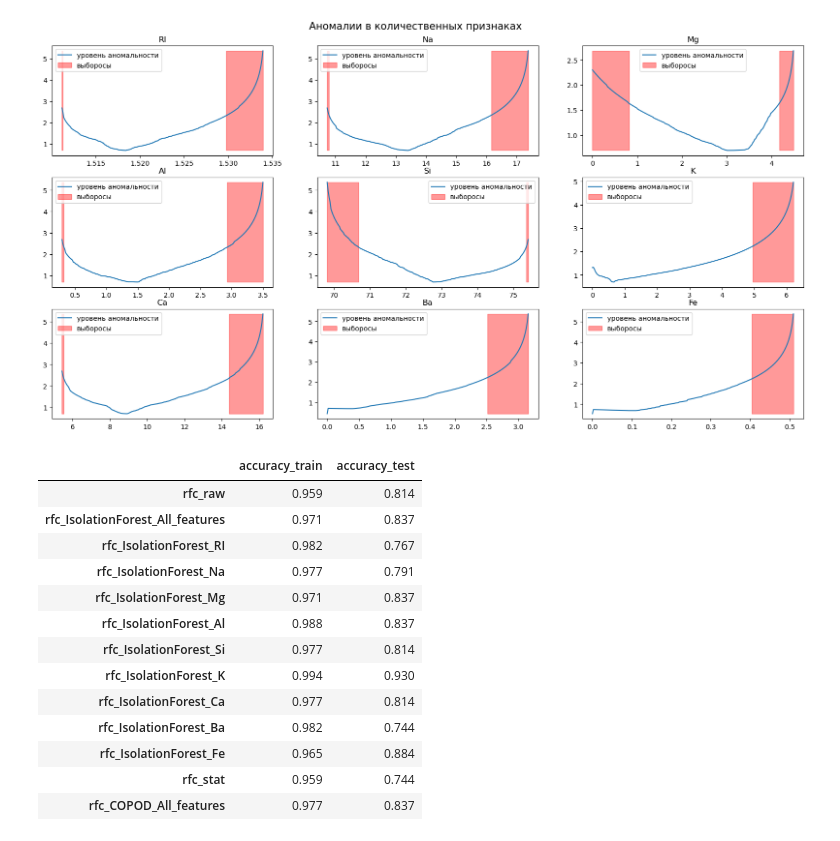
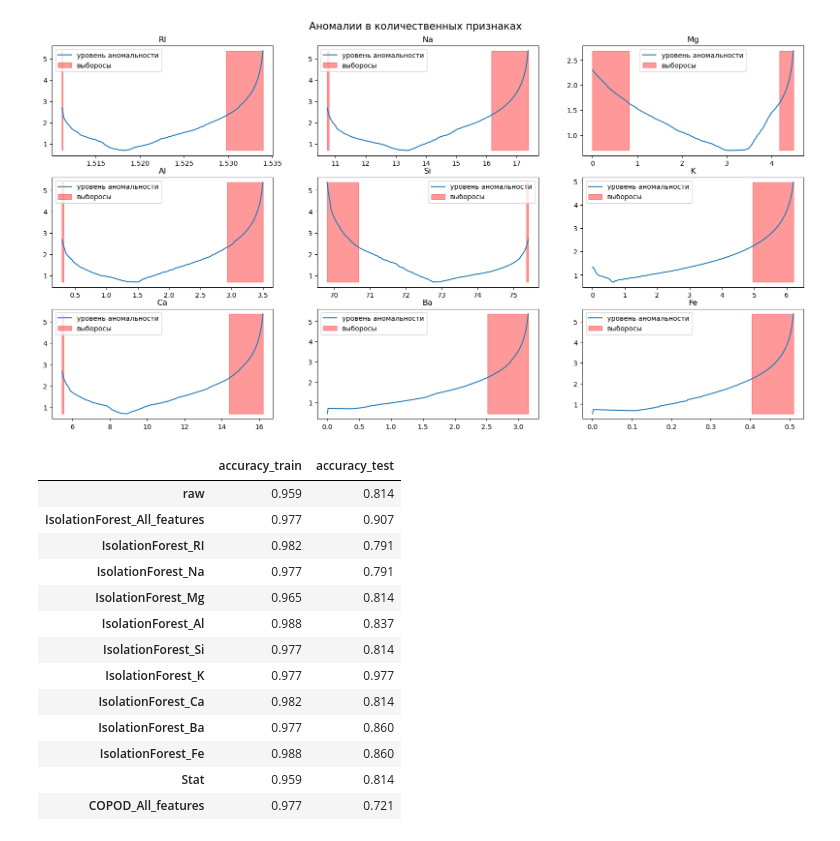
Before and after one commit to choodnovsky/Netilogiya_degp13, a Jupyter notebook: dz_8.10.ipynb, the cells around one changed output. Saved outputs shown, nothing was run; the diff lists cells and outputs as text; code cells hidden in the pictures.

Commit message:
добавил COPOD дз 8-10

```diff
--- a/dz_8.10.ipynb
+++ b/dz_8.10.ipynb
@@ -383,14 +383,14 @@ for i, column in enumerate(cols):
     outlier = model.predict(xx)
 
     glass_if[column] = glass_raw[column] * np.where(outlier > 0, 1, np.nan)
-    glass_if[column] = glass_if[column].fillna(glass_if[column].median()) # сразу же заменяем пропуски медианой
+    glass_if[column] = glass_if[column].fillna(glass_if[column].mean()) # сразу же заменяем пропуски средней
 
     res_2 = get_score_df(glass_if, 'Type', model=RandomForestClassifier(
     n_estimators=40,
     max_features=8,
     max_samples=.6,
     class_weight='balanced',
-    random_state=1), title=f'rfc_IsolationForest_{column}')
+    random_state=1), title=f'IsolationForest_{column}')
     res = pd.concat([res, res_2], axis=1)
     glass_if[column] = glass_raw[column] # возвращаем первоначальный столбец
 
@@ -424,7 +424,7 @@ for column in glass_raw.iloc[:,:-1].columns:
     glass_stat[column] = glass_raw.loc[(glass_raw[column] > q_low) & (glass_raw[column] < q_up)][column]
 display(pd.concat([glass_stat.isnull().sum().rename('cnt'), round((glass_stat.isna().mean() * 100),2).rename('%')], axis=1))
 glass_stat['Type'] = glass_raw['Type']
-glass_stat.fillna(glass_stat.median(axis=0), inplace=True)
+glass_stat.fillna(glass_stat.mean(axis=0), inplace=True)
 # %% [output]
 |  | cnt | % |
 | RI | 22 | 10.280 |
@@ -472,7 +472,7 @@ res_4 = get_score_df(glass_stat, 'Type', model=RandomForestClassifier(
     max_features=9,
     max_samples=.5,
     class_weight='balanced',
-    random_state=1), title='rfc_stat')
+    random_state=1), title='Stat')
 res = pd.concat([res, res_4], axis=1)
 res.T
 # %% [output]
@@ -513,7 +514,7 @@ fig, axs = plt.subplots(3, 3, figsize=(20, 10), facecolor='w', edgecolor='k')
 axs = axs.ravel()
 for i, column in enumerate(cols):
 
-    model = COPOD(contamination=0.1, n_jobs=1)
+    model = COPOD()
     model.fit(glass_raw[column].values.reshape(-1,1))
 
     xx = np.linspace(glass_raw[column].min(), glass_raw[column].max(), len(glass_raw)).reshape(-1,1)
@@ -534,7 +535,7 @@ for i, column in enumerate(cols):
 
 display(pd.concat([glass_copod.isnull().sum().rename('cnt'), round((glass_copod.isna().mean() * 100),2).rename('%')], axis=1))
 glass_copod['Type'] = glass_raw['Type']
-glass_copod.fillna(glass_copod.median(axis=0), inplace=True)
+glass_copod.fillna(glass_copod.mean(axis=0), inplace=True)
 # %% [output]
 |  | cnt | % |
 | RI | 42 | 19.630 |
@@ -550,24 +551,24 @@ glass_copod.fillna(glass_copod.median(axis=0), inplace=True)
 # %%
 res_5 = get_score_df(glass_copod, 'Type', model=RandomForestClassifier(
     n_estimators=40,
     max_features=9,
     max_samples=.5,
     class_weight='balanced',
-    random_state=1), title='rfc_COPOD_All_features')
+    random_state=1), title='COPOD_All_features')
 res = pd.concat([res, res_5], axis=1)
 res.T
 # %% [output]
 |  | accuracy_train | accuracy_test |
-| rfc_raw | 0.959 | 0.814 |
-| rfc_IsolationForest_All_features | 0.971 | 0.837 |
-| rfc_IsolationForest_RI | 0.982 | 0.767 |
-| rfc_IsolationForest_Na | 0.977 | 0.791 |
-| rfc_IsolationForest_Mg | 0.971 | 0.837 |
-| rfc_IsolationForest_Al | 0.988 | 0.837 |
-| rfc_IsolationForest_Si | 0.977 | 0.814 |
-| rfc_IsolationForest_K | 0.994 | 0.930 |
-| rfc_IsolationForest_Ca | 0.977 | 0.814 |
-| rfc_IsolationForest_Ba | 0.982 | 0.744 |
-| rfc_IsolationForest_Fe | 0.965 | 0.884 |
-| rfc_stat | 0.959 | 0.744 |
-| rfc_COPOD_All_features | 0.977 | 0.837 |
+| raw | 0.959 | 0.814 |
+| IsolationForest_All_features | 0.977 | 0.907 |
+| IsolationForest_RI | 0.982 | 0.791 |
+| IsolationForest_Na | 0.977 | 0.791 |
+| IsolationForest_Mg | 0.965 | 0.814 |
+| IsolationForest_Al | 0.988 | 0.837 |
+| IsolationForest_Si | 0.977 | 0.814 |
+| IsolationForest_K | 0.977 | 0.977 |
+| IsolationForest_Ca | 0.982 | 0.814 |
+| IsolationForest_Ba | 0.977 | 0.860 |
+| IsolationForest_Fe | 0.988 | 0.860 |
+| Stat | 0.959 | 0.814 |
+| COPOD_All_features | 0.977 | 0.721 |
```
Also changed, not shown: parts of 20 cells of this notebook.
